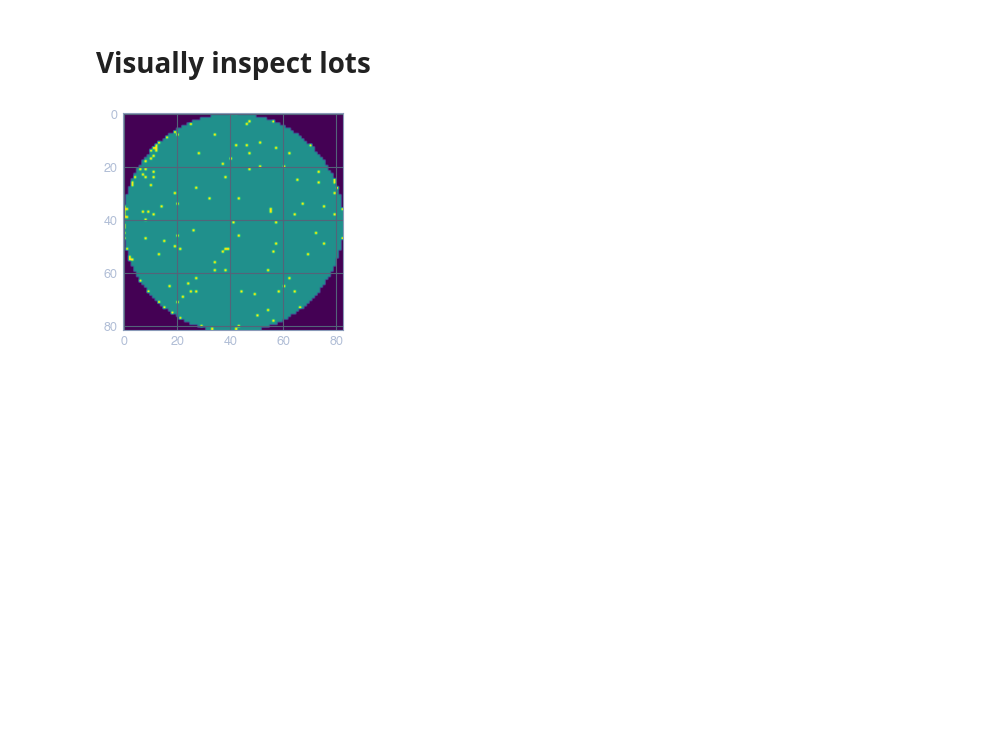
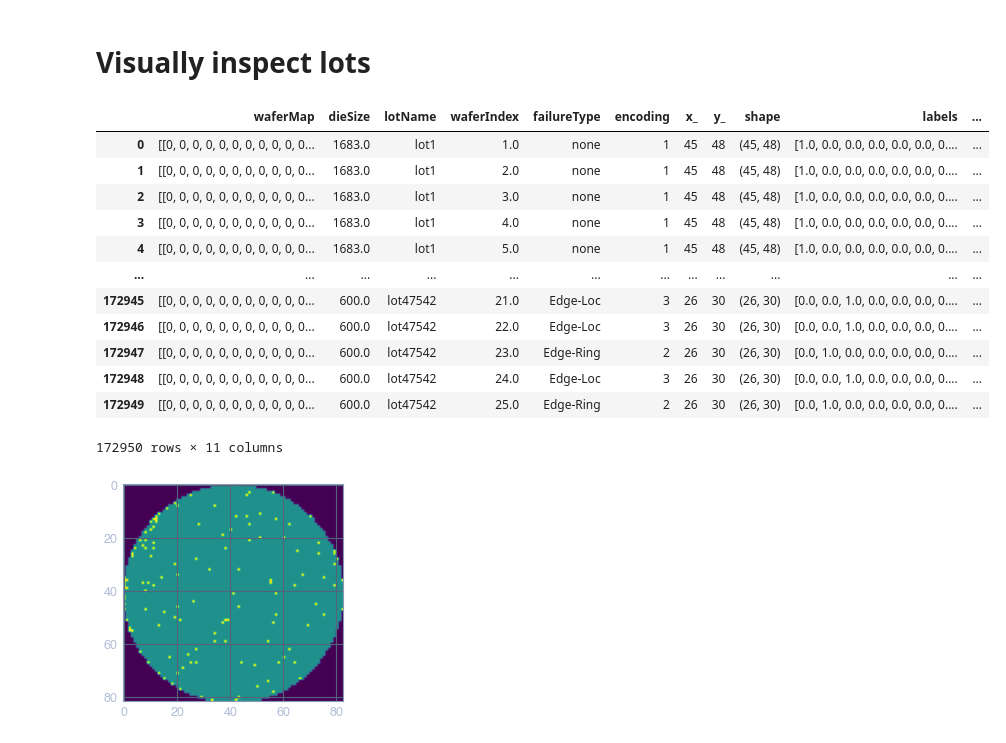
Before and after one commit to sngatzemeier/Wafer-Defect-Classification, a Jupyter notebook: WM811 Image EDA.ipynb, the cells around one changed output. Drawn from its saved outputs; the diff is of its cells as text; code cells hidden in the pictures; blank space fills up the shorter version.

```diff
--- a/WM811 Image EDA.ipynb
+++ b/WM811 Image EDA.ipynb
@@ -16,6 +16,22 @@ import pandas as pd # data processing, CSV file I/O (e.g. pd.read_csv)
 # %%
 # Data was generated with pandas 1.1.3 & uses pickle protocol 5 as default
 df1 = pd.read_pickle('WM-clean.pkl')
+# %%
+df1
+# %% [output]
+|  | waferMap | dieSize | lotName | waferIndex | failureType | encoding | x_ | y_ | shape | labels | ... |
+| 0 | [[0, 0, 0, 0, 0, 0, 0, 0, 0, 0, 0... | 1683.0 | lot1 | 1.0 | none | 1 | 45 | 48 | (45, 48) | [1.0, 0.0, 0.0, 0.0, 0.0, 0.0, 0.... | ... |
+| 1 | [[0, 0, 0, 0, 0, 0, 0, 0, 0, 0, 0... | 1683.0 | lot1 | 2.0 | none | 1 | 45 | 48 | (45, 48) | [1.0, 0.0, 0.0, 0.0, 0.0, 0.0, 0.... | ... |
+| 2 | [[0, 0, 0, 0, 0, 0, 0, 0, 0, 0, 0... | 1683.0 | lot1 | 3.0 | none | 1 | 45 | 48 | (45, 48) | [1.0, 0.0, 0.0, 0.0, 0.0, 0.0, 0.... | ... |
+| 3 | [[0, 0, 0, 0, 0, 0, 0, 0, 0, 0, 0... | 1683.0 | lot1 | 4.0 | none | 1 | 45 | 48 | (45, 48) | [1.0, 0.0, 0.0, 0.0, 0.0, 0.0, 0.... | ... |
+| 4 | [[0, 0, 0, 0, 0, 0, 0, 0, 0, 0, 0... | 1683.0 | lot1 | 5.0 | none | 1 | 45 | 48 | (45, 48) | [1.0, 0.0, 0.0, 0.0, 0.0, 0.0, 0.... | ... |
+| ... | ... | ... | ... | ... | ... | ... | ... | ... | ... | ... | ... |
+| 172945 | [[0, 0, 0, 0, 0, 0, 0, 0, 0, 0, 0... | 600.0 | lot47542 | 21.0 | Edge-Loc | 3 | 26 | 30 | (26, 30) | [0.0, 0.0, 1.0, 0.0, 0.0, 0.0, 0.... | ... |
+| 172946 | [[0, 0, 0, 0, 0, 0, 0, 0, 0, 0, 0... | 600.0 | lot47542 | 22.0 | Edge-Loc | 3 | 26 | 30 | (26, 30) | [0.0, 0.0, 1.0, 0.0, 0.0, 0.0, 0.... | ... |
+| 172947 | [[0, 0, 0, 0, 0, 0, 0, 0, 0, 0, 0... | 600.0 | lot47542 | 23.0 | Edge-Ring | 2 | 26 | 30 | (26, 30) | [0.0, 1.0, 0.0, 0.0, 0.0, 0.0, 0.... | ... |
+| 172948 | [[0, 0, 0, 0, 0, 0, 0, 0, 0, 0, 0... | 600.0 | lot47542 | 24.0 | Edge-Loc | 3 | 26 | 30 | (26, 30) | [0.0, 0.0, 1.0, 0.0, 0.0, 0.0, 0.... | ... |
+| 172949 | [[0, 0, 0, 0, 0, 0, 0, 0, 0, 0, 0... | 600.0 | lot47542 | 25.0 | Edge-Ring | 2 | 26 | 30 | (26, 30) | [0.0, 1.0, 0.0, 0.0, 0.0, 0.0, 0.... | ... |
+172950 rows × 11 columns
 # %%
 # Dictionary of XKCD color map
 cm_xkcd = colors.XKCD_COLORS.copy()
```
Also changed, not shown: parts of 8 cells of this notebook.
